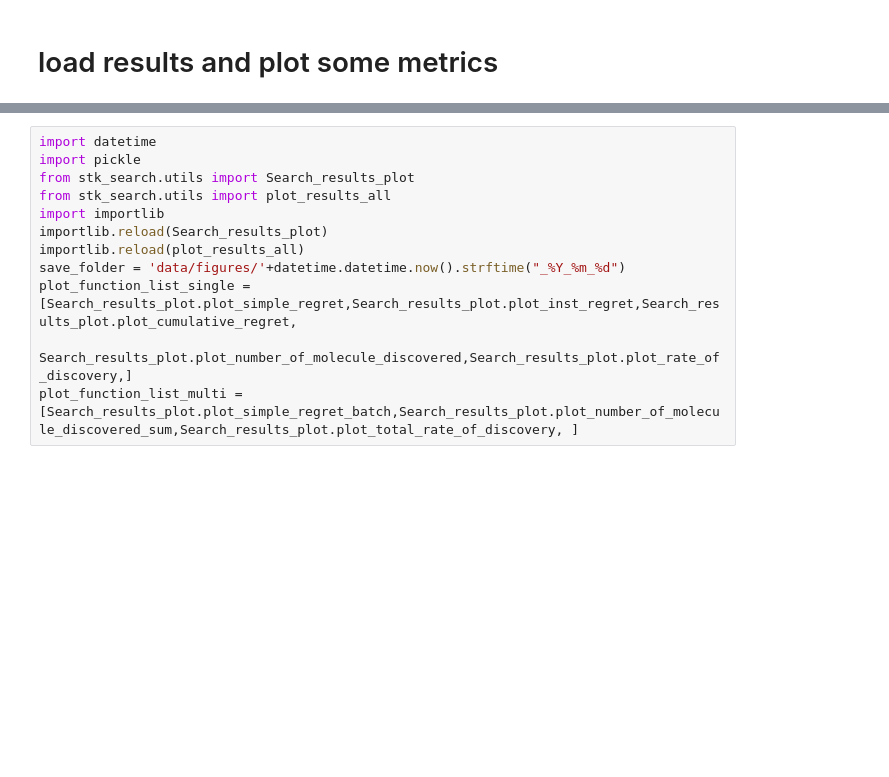
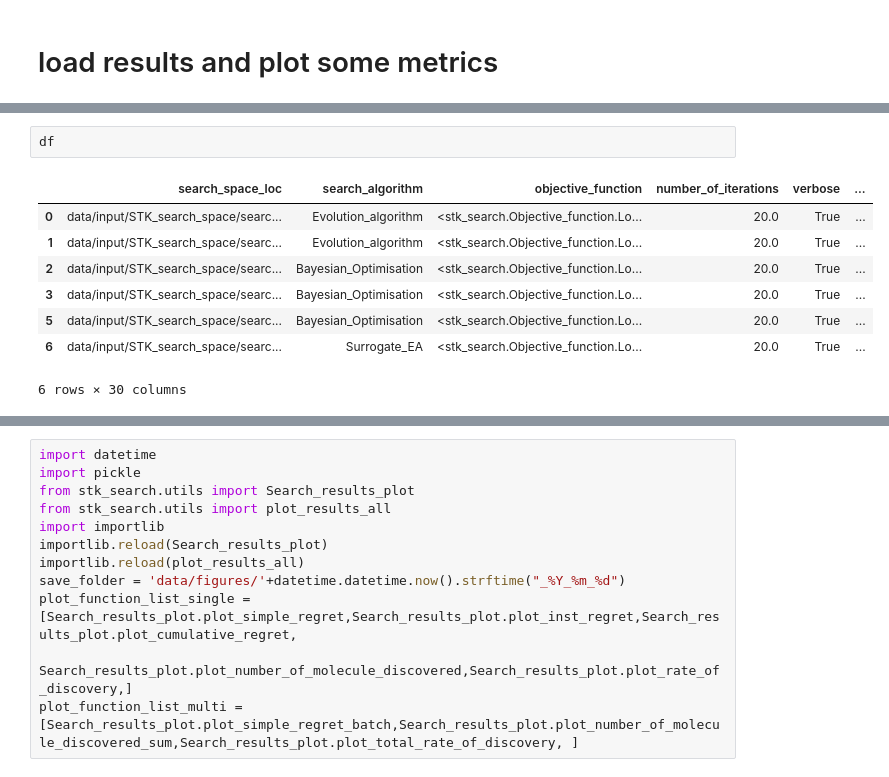
Before and after one commit to mohammedazzouzi15/STK_search, a Jupyter notebook: Example_notebooks/2_run_search_exp.ipynb, the cells around one changed output, grey strips where cells are left out. Cells and saved outputs as stored; diff of their text form; blank space fills up the shorter version.

```diff
--- a/Example_notebooks/2_run_search_exp.ipynb
+++ b/Example_notebooks/2_run_search_exp.ipynb
@@ -564,3 +548,14 @@ df_filtered.groupby(['case','frag_properties','which_acquisition','config_dir'])
+# %%
+df
+# %% [output]
+|  | search_space_loc | search_algorithm | objective_function | number_of_iterations | verbose | ... |
+| 0 | data/input/STK_search_space/searc... | Evolution_algorithm | <stk_search.Objective_function.Lo... | 20.0 | True | ... |
+| 1 | data/input/STK_search_space/searc... | Evolution_algorithm | <stk_search.Objective_function.Lo... | 20.0 | True | ... |
+| 2 | data/input/STK_search_space/searc... | Bayesian_Optimisation | <stk_search.Objective_function.Lo... | 20.0 | True | ... |
+| 3 | data/input/STK_search_space/searc... | Bayesian_Optimisation | <stk_search.Objective_function.Lo... | 20.0 | True | ... |
+| 5 | data/input/STK_search_space/searc... | Bayesian_Optimisation | <stk_search.Objective_function.Lo... | 20.0 | True | ... |
+| 6 | data/input/STK_search_space/searc... | Surrogate_EA | <stk_search.Objective_function.Lo... | 20.0 | True | ... |
+6 rows × 30 columns
 # %%
 import pandas as pd
 def join_name(x):
```
Also changed, not shown: parts of 17 cells of this notebook, 2 other files.
